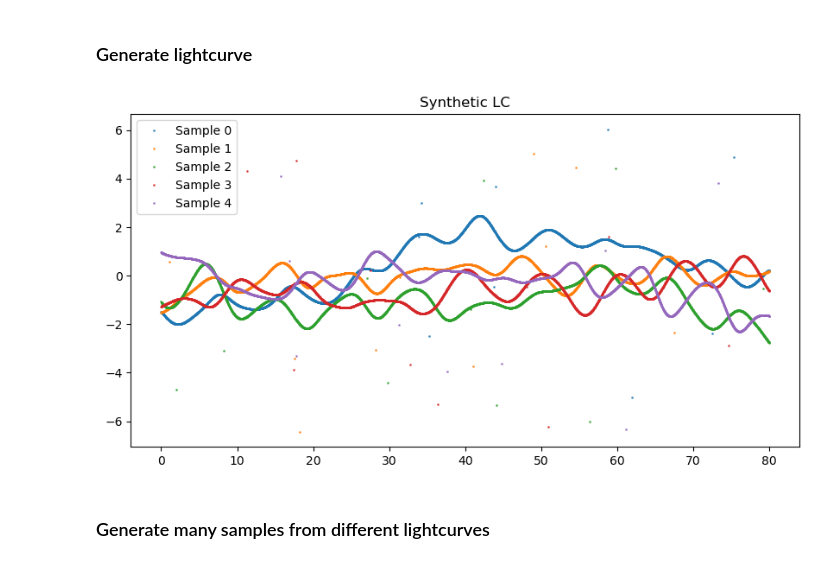
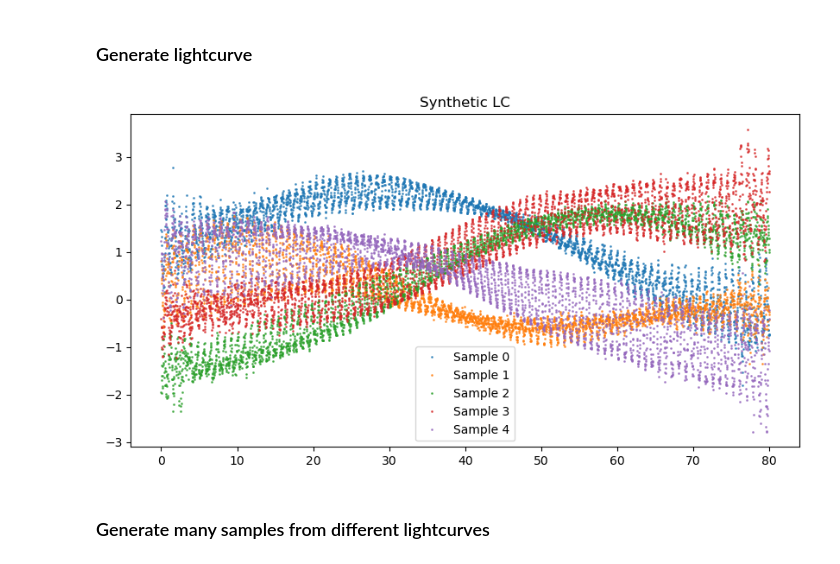
Before and after one commit to linneawolniewicz/dipper-detection, a Jupyter notebook: notebooks/data_notebooks/generate_synthetic_lc.ipynb, the cells around one changed output. Drawn from its saved outputs; the diff is of its cells as text; code cells hidden in the pictures.

```diff
--- a/notebooks/data_notebooks/generate_synthetic_lc.ipynb
+++ b/notebooks/data_notebooks/generate_synthetic_lc.ipynb
@@ -51,6 +104,9 @@ std_y = np.std(y)
 y = (y - mean_y) / std_y
 y_err = y_err / std_y
 
+# Ensure y_err is at minimum 0.0001 for GP
+y_err = np.maximum(y_err, 0.00011)
+
 # Find period of the light curve and convert from index to days (what x is in)
 period = get_dom_period(y)
 period = period * (x[-1] - x[0]) / len(x)
@@ -401,19 +553,19 @@ Text(0.5, 1.0, 'High Residuals')
 # %% [markdown]
 ### Write them to a file
 # %%
-# # Write GP parameters and high_residuals to file in data folder as a csv with column names
-# save_dir = '../../data/synthetic_params/'
-# with open(save_dir + 'gp_parameters.csv', mode='w') as file:
-#     writer = csv.writer(file)
-#     writer.writerow(['file_number', 'mean_constant', 'outputscale', 'periodic_lengthscale', 'period_length', 'rbf_lengthscale', 'noise'])
-#     for i in range(len(mean_constants)):
-#         writer.writerow([i, mean_constants[i], outputscales[i], periodic_lengthscales[i], period_lengths[i], rbf_lengthscales[i], noises[i]])
+# Write GP parameters and high_residuals to file in data folder as a csv with column names
+save_dir = '../../data/synthetic_params/'
+with open(save_dir + 'gp_parameters.csv', mode='w') as file:
+    writer = csv.writer(file)
+    writer.writerow(['file_number', 'mean_constant', 'outputscale', 'periodic_lengthscale', 'period_length', 'rbf_lengthscale', 'noise'])
+    for i in range(len(mean_constants)):
+        writer.writerow([i, mean_constants[i], outputscales[i], periodic_lengthscales[i], period_lengths[i], rbf_lengthscales[i], noises[i]])
 
-# with open(save_dir + 'high_residuals.csv', mode='w') as file:
-#     writer = csv.writer(file)
-#     writer.writerow(['high_residual'])
-#     for i in range(len(high_residuals)):
-#         writer.writerow([high_residuals[i]])
+with open(save_dir + 'high_residuals.csv', mode='w') as file:
+    writer = csv.writer(file)
+    writer.writerow(['high_residual'])
+    for i in range(len(high_residuals)):
+        writer.writerow([high_residuals[i]])
 # %% [markdown]
 ### Read parameters and generate a sample from distribution over parameters
 # %%
@@ -634,7 +785,6 @@ num_samples=5
 
 # Define timesteps, y as Gaussian noise, and noise
 x = torch.linspace(0, 80, num_timesteps).to(device)
-noise_vars = torch.tensor([sampled_data["noises"]] * num_timesteps).to(device)
 
 # Get GP model
 kernel = ParameterizedQuasiPeriodicKernel(
@@ -643,41 +793,50 @@ kernel = ParameterizedQuasiPeriodicKernel(
     rbf_lengthscale=sampled_data["rbf_lengthscales"]
 ).to(device)
 
+# noise_vars = torch.tensor([sampled_data["noises"]] * num_timesteps).to(device)
+# likelihood = gpytorch.likelihoods.FixedNoiseGaussianLikelihood(
+#     noise=noise_vars,
+#     learn_additional_noise=False
+# ).to(device)
+
+likelihood = gpytorch.likelihoods.GaussianLikelihood().to(device)
+likelihood.noise = sampled_data["noises"][0]
+
 model = ParameterizedGPModel(
     kernel,
     mean_constant=sampled_data["mean_constants"],
     outputscale=sampled_data["outputscales"],
-    noise_vars=noise_vars
+    likelihood=likelihood
 ).to(device)
 
 # Generate predictions
 model.eval()
 model.likelihood.eval()
 
 with torch.no_grad():
     # Generate the GP predictions
     predictions = model.likelihood(model(x))
     samples = predictions.sample(torch.Size([num_samples]))
     mean = predictions.mean.cpu().numpy()
 
 # Convert to numpy for further processing
 x = x.detach().cpu().numpy()
 samples = samples.detach().cpu().numpy()
 for i in range(num_samples):
     # Add some high residuals randomly distributed
     num_high_residuals = len(sampled_residuals)
     high_residual_indices = np.random.choice(num_timesteps, num_high_residuals, replace=False)
     for j, idx in enumerate(high_residual_indices):
         samples[i, idx] += sampled_residuals[j]
 
 plt.figure(figsize=(10,5))
 for i in range(num_samples):
     plt.plot(x, samples[i], '.', ms=2, alpha=0.7, label=f'Sample {i}')
 plt.legend()
 plt.title("Synthetic LC")
 plt.show()
 # %% [output]
-[figure, old version]
+[figure, new version]
 # %% [markdown]
 ### Generate many samples from different lightcurves
 # %%
```
Also changed, not shown: parts of 11 cells of this notebook, 2 other files.
